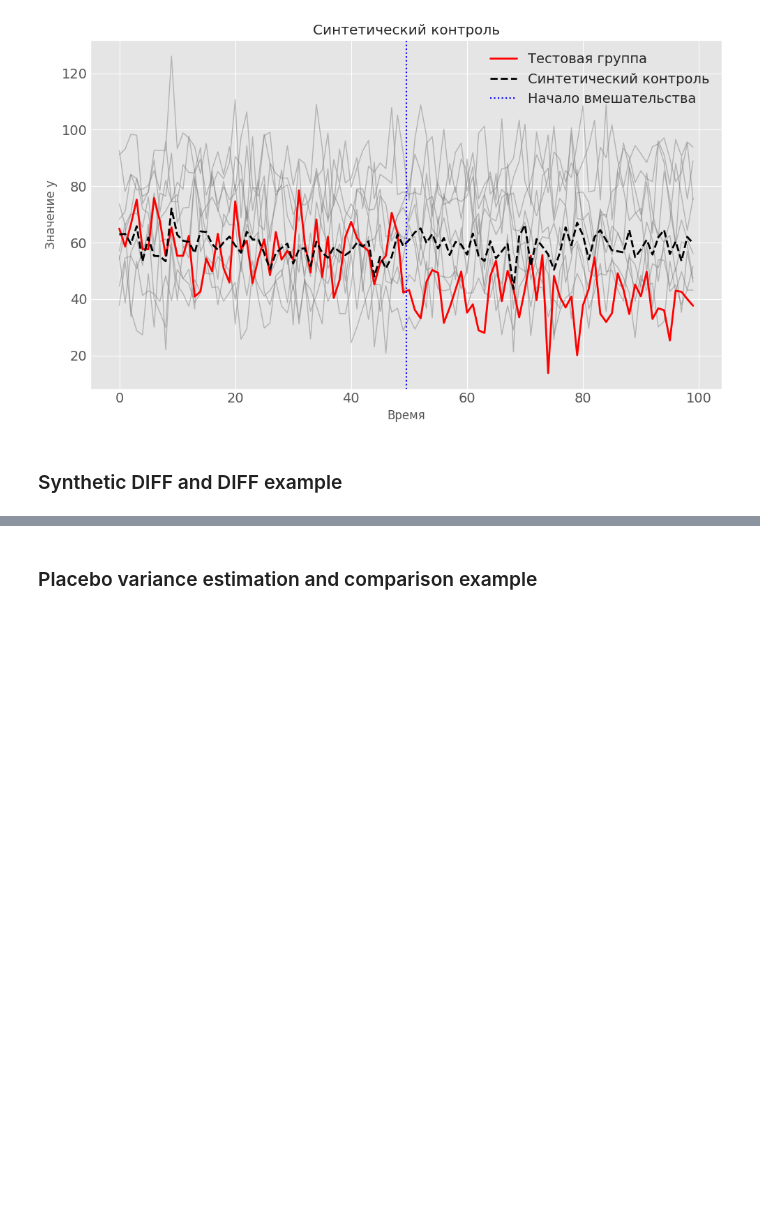
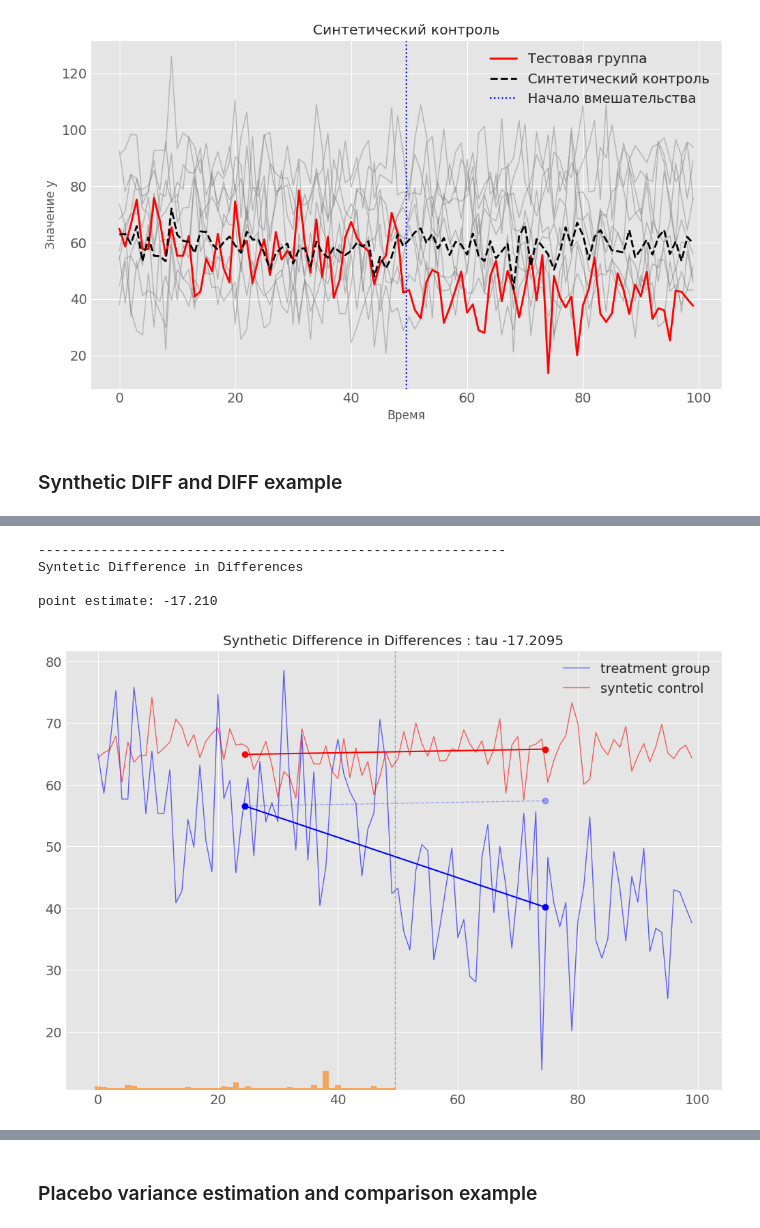
Before and after one commit to 123yaroslav/diplom, a Jupyter notebook: 01_examples.ipynb, the cells around one changed output, grey strips where cells are left out. Saved outputs shown, nothing was run; the diff lists cells and outputs as text; code cells hidden in the pictures; blank space fills up the shorter version.

```diff
--- a/01_examples.ipynb
+++ b/01_examples.ipynb
@@ -126,0 +135,13 @@ $$
+# %%
+from synthdid.model import SynthDID
+from synthdid.sample_data import fetch_CaliforniaSmoking
+
+df = data_bayes
+
+PRE_TEREM = [0, 49]
+POST_TEREM = [50, 99]
+
+TREATMENT = ["actual"]
+# %%
+sdid = SynthDID(df, PRE_TEREM, POST_TEREM, TREATMENT)
+sdid.fit(zeta_type="base")
@@ -127,3 +150,14 @@ $$
+# %%
+sdid.summary(model="sdid")
+# %% [output]
+------------------------------------------------------------
+Syntetic Difference in Differences
+
+point estimate: -17.210
+# %%
+sdid.plot(model="sdid")
+# %% [output]
+[figure, added]
 # %%
 sdid_model = SyntheticDIDModel(
     data=data,
```
Also changed, not shown: parts of 7 cells of this notebook, 12 other files.
